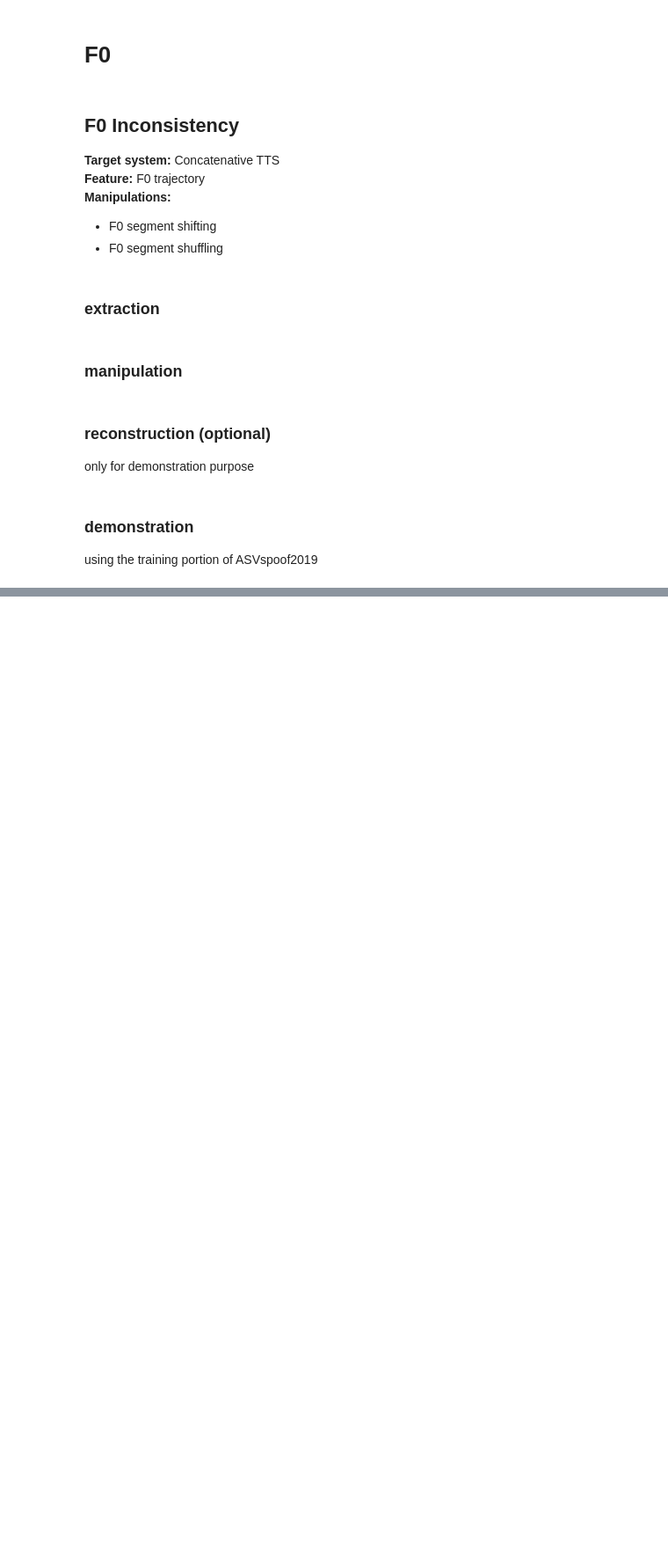
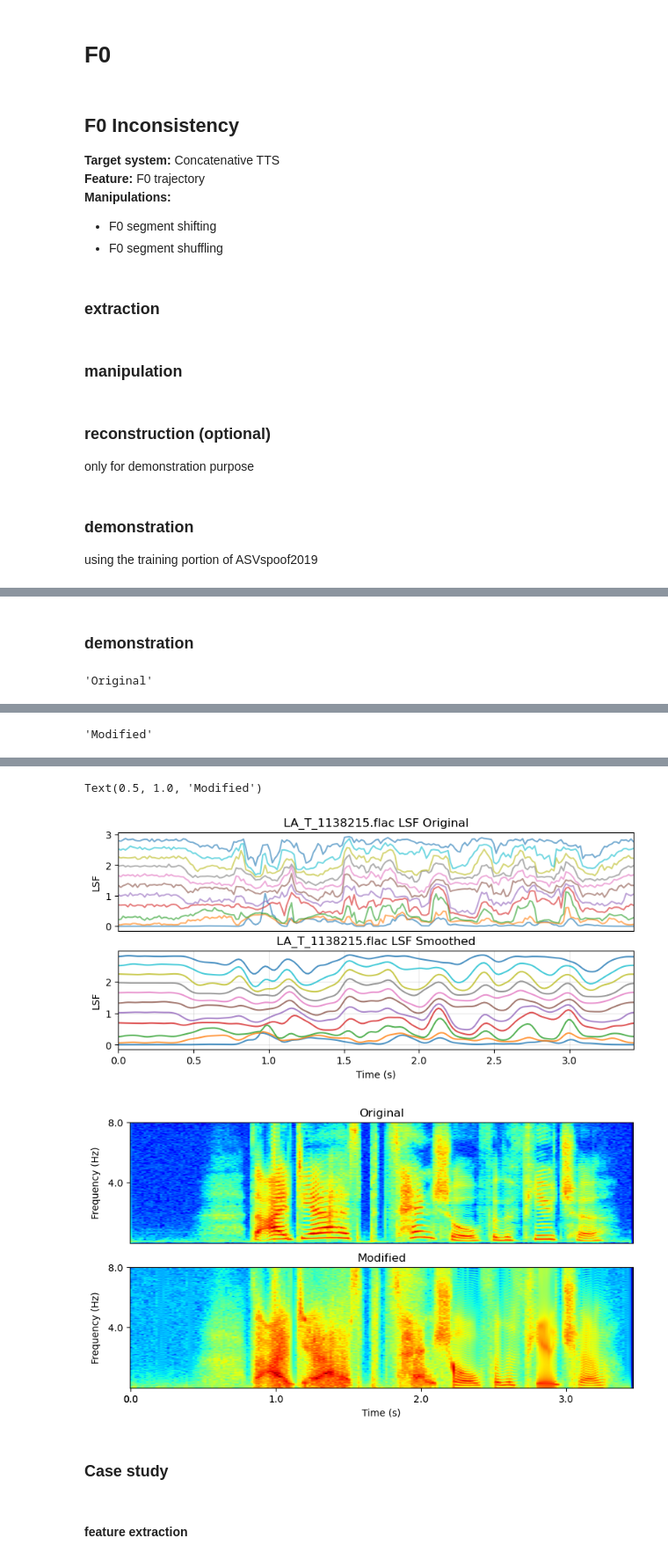
Before and after one commit to nii-yamagishilab/MoE-AntiDeepfake, a Jupyter notebook: notebooks/notebook_manipulation.ipynb, the cells around one changed output, grey strips where cells are left out. Shown at 88% size. Drawn from its saved outputs; the diff is of its cells as text; code cells hidden in the pictures; blank space fills up the shorter version.

```diff
--- a/notebooks/notebook_manipulation.ipynb
+++ b/notebooks/notebook_manipulation.ipynb
@@ -684,0 +1046,17 @@ for k in keys_to_plot:
+# %% [markdown]
+### demonstration
+# %%
+p = '/Database/ASVspoof2019/public_released_data/LA/ASVspoof2019_LA_cm_protocols/ASVspoof2019.LA.cm.train.trn.txt'
+f = '/Database/ASVspoof2019/public_released_data/LA/ASVspoof2019_LA_train/flac'
+
+df_all = pd.read_csv(p, sep=' ', header=None)
+
+df_real = (
+    df_all[df_all[4] == 'bonafide']
+    .assign(path=lambda df_all: df_all[1].apply(
+        lambda x: Path(f) / f"{x}.flac"
+    ))[['path']]
+)
+
+# selected_files = random.sample(df_real['path'].tolist(), 5)
+selected_files = df_real['path'].tolist()
@@ -684,0 +1083,40 @@ for k in keys_to_plot:
+# %%
+# optional to reconstruct the signal
+# extraction
+f0_traj = pysptk.swipe(x.astype(np.float64), fs=sr, hopsize=stft_params.hop_size, min=60, max=240, otype="pitch")
+x_mod = synthesize_from_lsf(lsf_traj, f0_traj, stft_params.hop_size, stft_params.sample_rate)
+# %%
+# plotting
+fig = plt.figure(figsize=(9.44, 4))
+axis = fig.add_subplot(2, 1, 1)
+n_frames = lsf_traj.shape[0]
+time = np.arange(n_frames) * (stft_params.hop_size / stft_params.sample_rate)
+axis.plot(time, lsf_traj, label="Original", alpha=0.6)
+axis.set_title(f"{str(filepath.name)} LSF Original")
+axis.set_xlim(0, max(time))
+axis.set_xticks([])
+axis.set_ylabel("LSF")
+
+axis = fig.add_subplot(2, 1, 2)
+axis.plot(time, lsf_traj_mod, label="Modified", alpha=0.8)
+axis.set_title(f"{str(filepath.name)} LSF Smoothed")
+axis.set_xlim(0, max(time))
+
+axis.set_xlabel("Time (s)")
+axis.set_ylabel("LSF")
+axis.grid(True, alpha=0.3)
+
+display("Original")
+display(Audio(filepath))
+display("Modified")
+display(Audio(data=x_mod, rate=sr))
+
+fig = plt.figure(figsize=(9.44, 5))
+axis = fig.add_subplot(2, 1, 1)
+plot_spec(x, fig, axis, {'plot_spec': {'sampling_rate': sr, 'frame_shift': stft_params.hop_size, 'frame_length': stft_params.win_size}})
+axis.set_xticks([]);axis.set_xlabel(''); axis.set_title('Original')
+axis = fig.add_subplot(2, 1, 2)
+plot_spec(x_mod, fig, axis, {'plot_spec': {'sampling_rate': sr, 'frame_shift': stft_params.hop_size, 'frame_length': stft_params.win_size}})
+axis.set_title('Modified')
+# %% [output]
+'Original'
@@ -684,0 +1124 @@ for k in keys_to_plot:
+'Modified'
@@ -684,0 +1126,7 @@ for k in keys_to_plot:
+Text(0.5, 1.0, 'Modified')
+[figure, added]
+[figure, added]
+# %% [markdown]
+### Case study
+# %% [markdown]
+#### feature extraction
```
Also changed, not shown: parts of 45 cells of this notebook, 2 other files.
